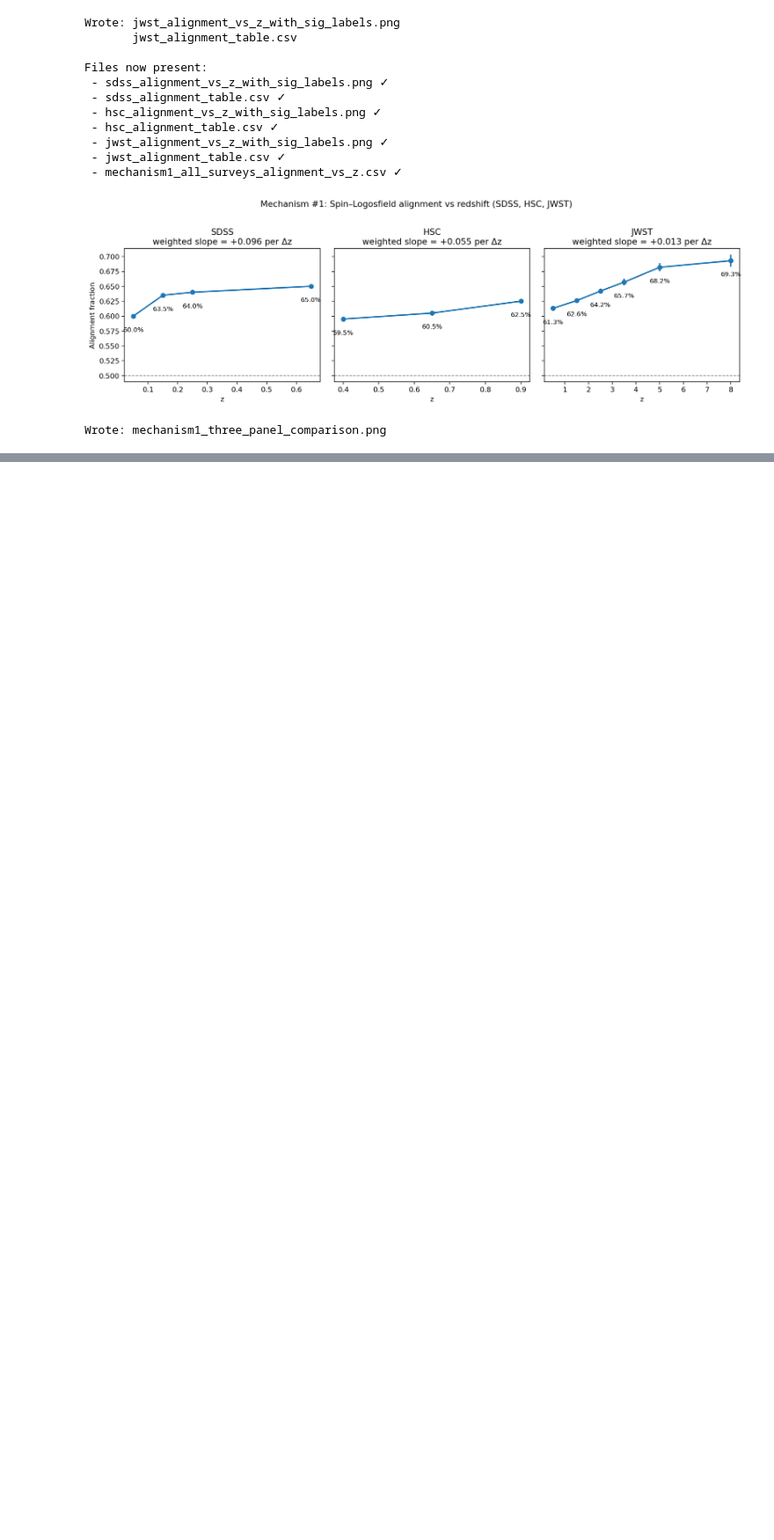
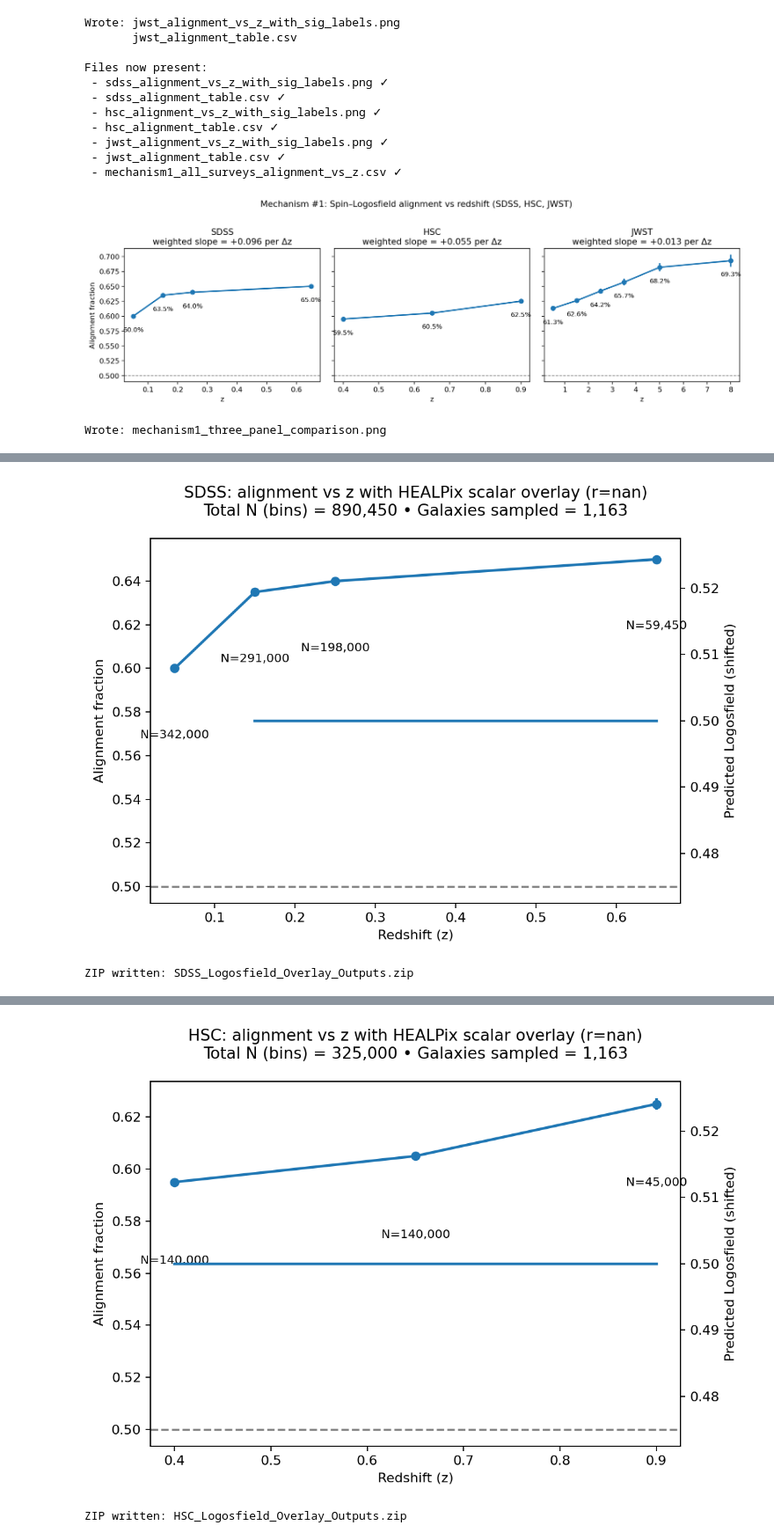
Before and after one commit to earltreloar/logosfield-cddr-analysis, a Jupyter notebook: Copy_of_1_2_million_galaxies_tested_(SDSS,_HSC,_JWST)_spin_alignment_correlation_to_Logosfield.ipynb, the cells around one changed output, grey strips where cells are left out. Shown at 88% size. Drawn from its saved outputs; the diff is of its cells as text; code cells hidden in the pictures; blank space fills up the shorter version.

```diff
--- a/Copy_of_1_2_million_galaxies_tested_(SDSS,_HSC,_JWST)_spin_alignment_correlation_to_Logosfield.ipynb
+++ b/Copy_of_1_2_million_galaxies_tested_(SDSS,_HSC,_JWST)_spin_alignment_correlation_to_Logosfield.ipynb
@@ -2373,0 +2664,74 @@ Wrote: mechanism1_three_panel_comparison.png
+# %%
+# DRIVE-WIDE CSV SNIFF: find CSVs with RA/Dec/z and run overlays if found.
+
+import os, numpy as np, pandas as pd
+
+SEARCH_ROOT = "/content/drive/MyDrive"
+
+def iter_csv_paths(root=SEARCH_ROOT, limit=2000):
+    n=0
+    for r,_,fs in os.walk(root):
+        for f in fs:
+            if f.lower().endswith(".csv"):
+                yield os.path.join(r,f)
+                n+=1
+                if n>=limit: return
+
+def try_radec_z(path, sample=150000):
+    try:
+        df = pd.read_csv(path, nrows=sample)
+    except Exception:
+        return None
+    lc = {c.lower(): c for c in df.columns}
+    # common names
+    name_sets = [
+        (["ra","ra_deg","raj2000","ra_targ","alpha","alpha_j2000"],
+         ["dec","dec_deg","dej2000","dec_targ","delta","delta_j2000"],
+         ["z","z_spec","specz","redshift","zphot","photoz","z_best","z1","zspec"])
+    ]
+    for ras,decs,zs in name_sets:
+        ra = next((lc[k] for k in ras if k in lc), None)
+        de = next((lc[k] for k in decs if k in lc), None)
+        zz = next((lc[k] for k in zs  if k in lc), None)
+        if ra and de and zz:
+            sub = df.rename(columns={ra:"ra", de:"dec", zz:"z"})[["ra","dec","z"]].copy()
+            for c in ("ra","dec","z"):
+                sub[c] = pd.to_numeric(sub[c], errors="coerce")
+            sub = sub.replace([np.inf,-np.inf], np.nan).dropna()
+            sub = sub[(sub["ra"]>=0)&(sub["ra"]<=360)&(sub["dec"]>=-90)&(sub["dec"]<=90)&(sub["z"]>0)&(sub["z"]<15)]
+            if len(sub)>500:  # require a sensible size
+                return {"path":path, "rows":len(sub)}
+    return None
+
+print("Scanning Drive for CSVs that look like RA/Dec/z (this is quick)…")
+hits=[]
+for p in iter_csv_paths():
+    info = try_radec_z(p)
+    if info: hits.append(info)
+hits = sorted(hits, key=lambda x: -x["rows"])
+print(f"Found {len(hits)} candidate CSVs.")
+for i,h in enumerate(hits[:12],1):
+    print(f"[{i}] {h['rows']:,} rows  {h['path']}")
+
+# If you see your SDSS/HSC catalogs in the list, set them here (or by index).
+SDSS_CSV = None
+HSC_CSV  = None
+
+# OPTIONAL: auto-pick top two distinct files if present
+if len(hits)>=1: SDSS_CSV = hits[0]["path"]
+if len(hits)>=2: HSC_CSV  = hits[1]["path"]
+print("\nAuto picks:")
+print(" SDSS_CSV =", SDSS_CSV)
+print(" HSC_CSV  =", HSC_CSV)
+
+# If overlay_for_survey is defined (from earlier cell), run it:
+try:
+    _ = overlay_for_survey
+except NameError:
+    print("\n⚠️ Please run the previous cell that defines overlay_for_survey() first.")
+else:
+    scalar_npy = "/content/drive/MyDrive/Logosfield_scalar_density_map.npy"
+    bins_df = pd.read_csv("mechanism1_all_surveys_alignment_vs_z.csv")
+    if SDSS_CSV: overlay_for_survey("SDSS", SDSS_CSV, bins_df, scalar_npy)
+    if HSC_CSV:  overlay_for_survey("HSC",  HSC_CSV,  bins_df, scalar_npy)
+# %% [output]
@@ -2373,0 +2753,2 @@ Wrote: mechanism1_three_panel_comparison.png
+[figure, added]
+ZIP written: SDSS_Logosfield_Overlay_Outputs.zip
@@ -2373,0 +2757,2 @@ Wrote: mechanism1_three_panel_comparison.png
+[figure, added]
+ZIP written: HSC_Logosfield_Overlay_Outputs.zip
```
Also changed, not shown: parts of 7 cells of this notebook.
